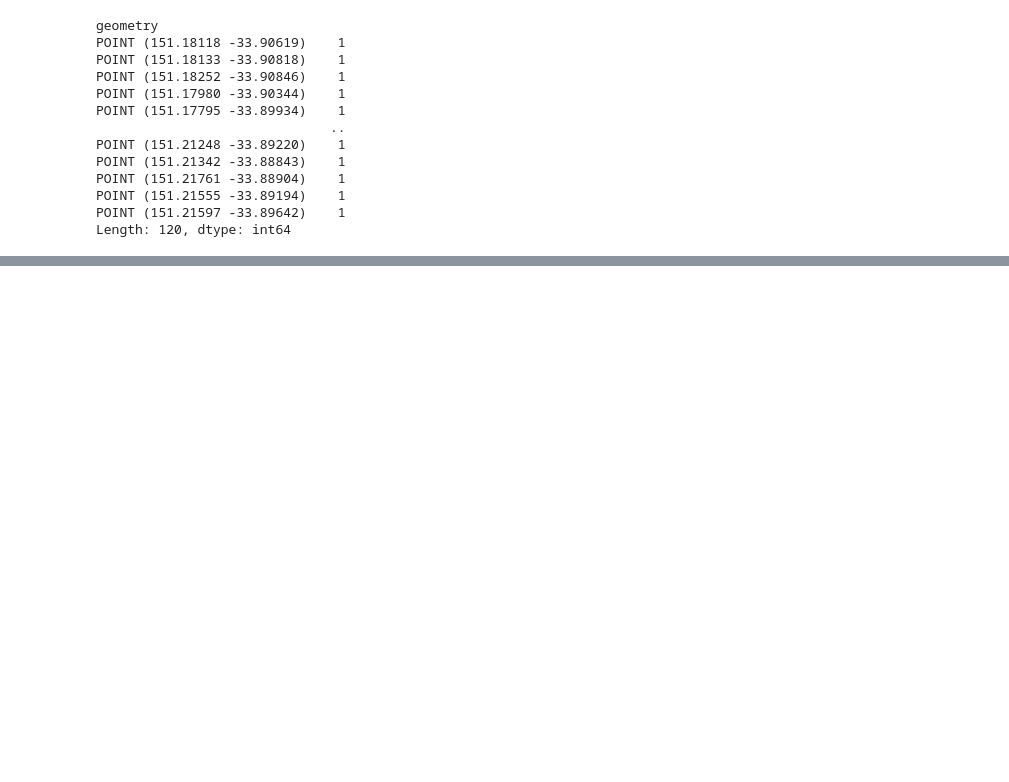
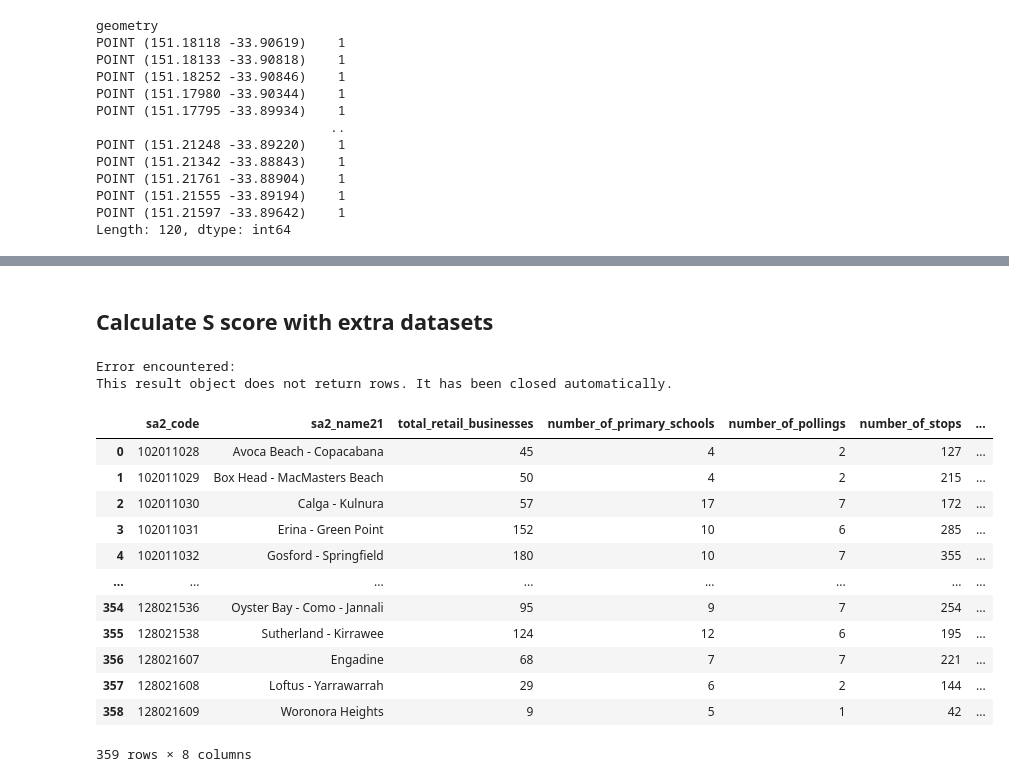
Before and after one commit to YuruYuriFans/DATA2001, a Jupyter notebook: Assignment.ipynb, the cells around one changed output, grey strips where cells are left out. Drawn from its saved outputs; the diff is of its cells as text; code cells hidden in the pictures; blank space fills up the shorter version.

```diff
--- a/Assignment.ipynb
+++ b/Assignment.ipynb
@@ -1164,0 +1263,52 @@ Length: 120, dtype: int64
+# %% [markdown]
+## Calculate S score with extra datasets
+# %%
+sql = """
+DROP TABLE IF EXISTS sydney.sa2_aggregated_data;
+CREATE TABLE sydney.sa2_aggregated_data AS
+SELECT
+    pc.sa2_code,
+    pc.sa2_name21,
+    COALESCE(bc.total_retail_businesses, 0) AS total_retail_businesses,
+    COALESCE(sc.number_of_primary_schools, 0) AS number_of_primary_schools,
+    COALESCE(pc2.number_of_pollings, 0) AS number_of_pollings,
+    COALESCE(sc2.number_of_stops, 0) AS number_of_stops,
+    b.value_of_total_building,
+    pc.geom
+FROM
+    sydney.region_population_counts pc
+LEFT JOIN
+    sydney.region_businesses_counts bc ON pc.sa2_code = bc.sa2_code
+LEFT JOIN
+    sydney.region_primary_school_counts sc ON pc.sa2_code = CAST(sc.sa2_code21 AS INTEGER)
+LEFT JOIN
+    sydney.region_polling_counts pc2 ON pc.sa2_code = CAST(pc2.sa2_code21 AS INTEGER)
+LEFT JOIN
+    sydney.region_stop_counts sc2 ON pc.sa2_code = CAST(sc2.sa2_code21 AS INTEGER)
+LEFT JOIN
+    sydney.buildings b ON pc.sa2_code = b.sa2_code
+WHERE
+    pc.total_population_0_19 >= 100
+"""
+query(conn, sql)
+
+sql = """
+SELECT * FROM sa2_aggregated_data
+"""
+query(conn, sql)
+# %% [output]
+Error encountered:
+This result object does not return rows. It has been closed automatically.
+|  | sa2_code | sa2_name21 | total_retail_businesses | number_of_primary_schools | number_of_pollings | number_of_stops | ... |
+| 0 | 102011028 | Avoca Beach - Copacabana | 45 | 4 | 2 | 127 | ... |
+| 1 | 102011029 | Box Head - MacMasters Beach | 50 | 4 | 2 | 215 | ... |
+| 2 | 102011030 | Calga - Kulnura | 57 | 17 | 7 | 172 | ... |
+| 3 | 102011031 | Erina - Green Point | 152 | 10 | 6 | 285 | ... |
+| 4 | 102011032 | Gosford - Springfield | 180 | 10 | 7 | 355 | ... |
+| ... | ... | ... | ... | ... | ... | ... | ... |
+| 354 | 128021536 | Oyster Bay - Como - Jannali | 95 | 9 | 7 | 254 | ... |
+| 355 | 128021538 | Sutherland - Kirrawee | 124 | 12 | 6 | 195 | ... |
+| 356 | 128021607 | Engadine | 68 | 7 | 7 | 221 | ... |
+| 357 | 128021608 | Loftus - Yarrawarrah | 29 | 6 | 2 | 144 | ... |
+| 358 | 128021609 | Woronora Heights | 9 | 5 | 1 | 42 | ... |
+359 rows × 8 columns
```
Also changed, not shown: parts of 10 cells of this notebook, 1 other file.
